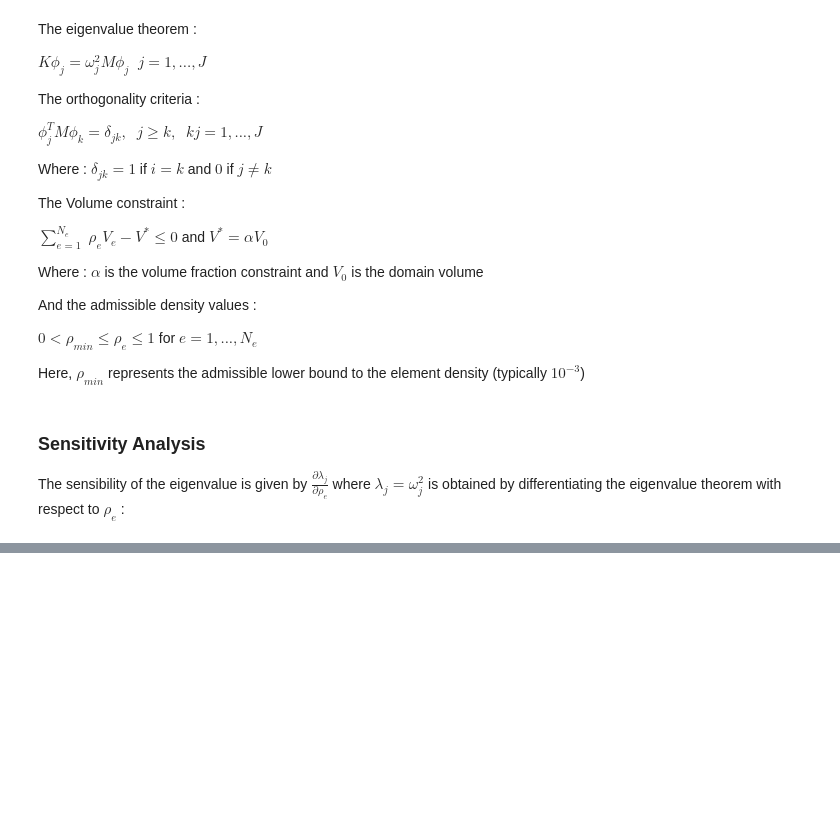
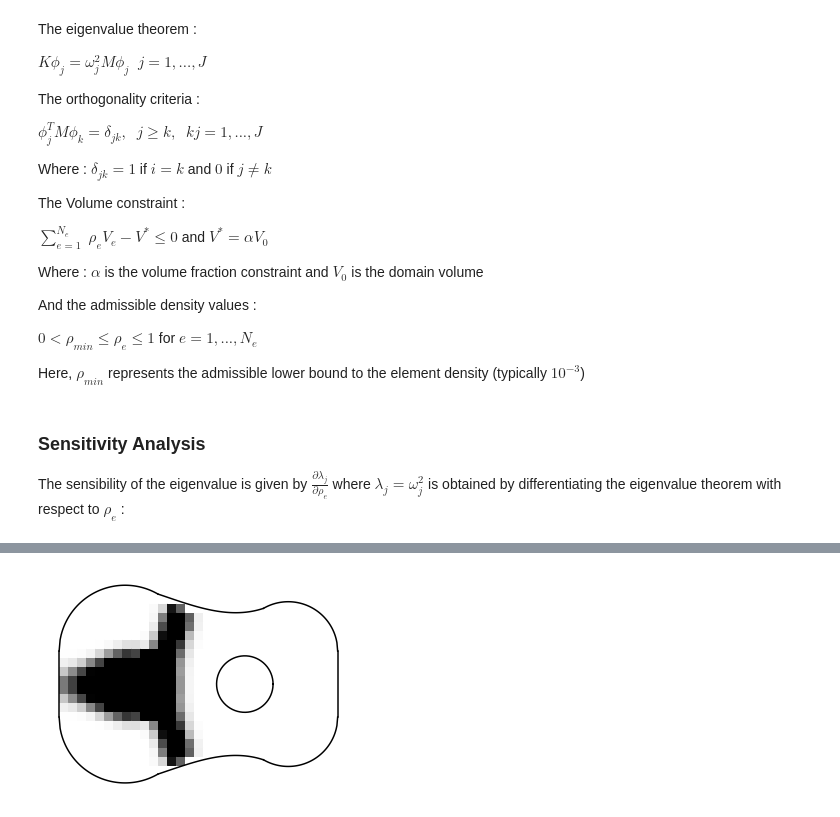
Before and after one commit to olivecha/FEMOL, a Jupyter notebook: DEV_Notebook.ipynb, the cells around one changed output, grey strips where cells are left out. Cells and saved outputs as stored; diff of their text form; code cells hidden in the pictures; blank space fills up the shorter version.

```diff
--- a/DEV_Notebook.ipynb
+++ b/DEV_Notebook.ipynb
@@ -80,0 +167,5 @@ The sensibility of the eigenvalue is given by $\frac{\partial \lambda_j}{\partia
+# %%
+FEMOL.utils.guitar_outline(Lx+1, Ly+2)
+mesh.plot.cell_data('X', )
+# %% [output]
+[figure, added]
```
Also changed, not shown: parts of 6 cells of this notebook, 1 other file.
